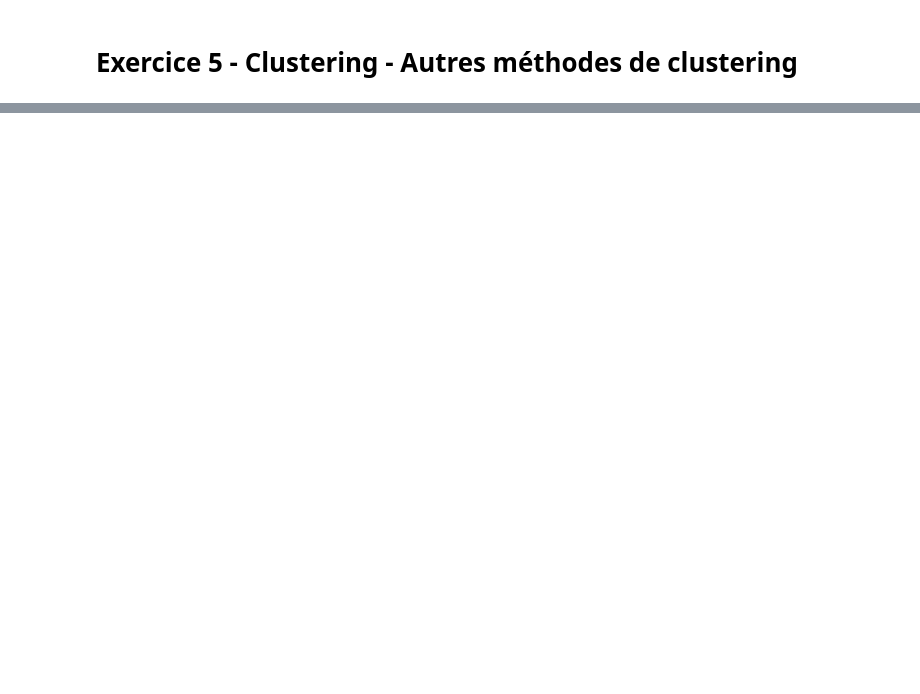
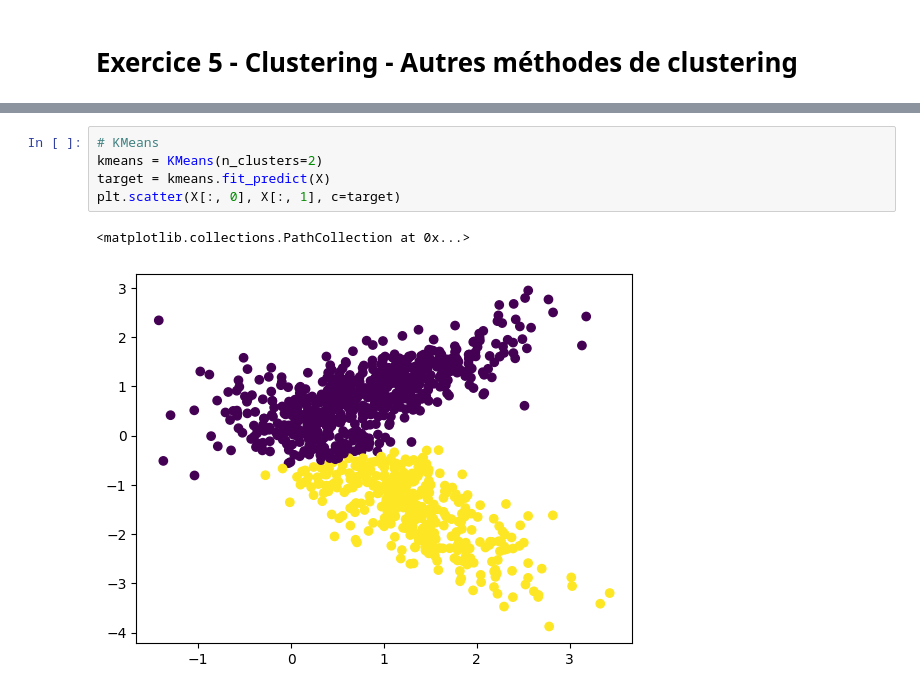
Before and after one commit to Angel0503/DataViz, a Jupyter notebook: TD/ApprentissageNonSupervise/TD1.ipynb, the cells around one changed output, grey strips where cells are left out. Saved outputs shown, nothing was run; the diff lists cells and outputs as text; blank space fills up the shorter version.

```diff
--- a/TD/ApprentissageNonSupervise/TD1.ipynb
+++ b/TD/ApprentissageNonSupervise/TD1.ipynb
@@ -180,3 +140,11 @@ get_distorsion_plot(X, 20)
+# %%
+# KMeans
+kmeans = KMeans(n_clusters=2)
+target = kmeans.fit_predict(X)
+plt.scatter(X[:, 0], X[:, 1], c=target)
+# %% [output]
+<matplotlib.collections.PathCollection at 0x...>
+[figure, added]
 # %%
 # DBScan
 from sklearn.cluster import DBSCAN
```
Also changed, not shown: parts of 12 cells of this notebook.
